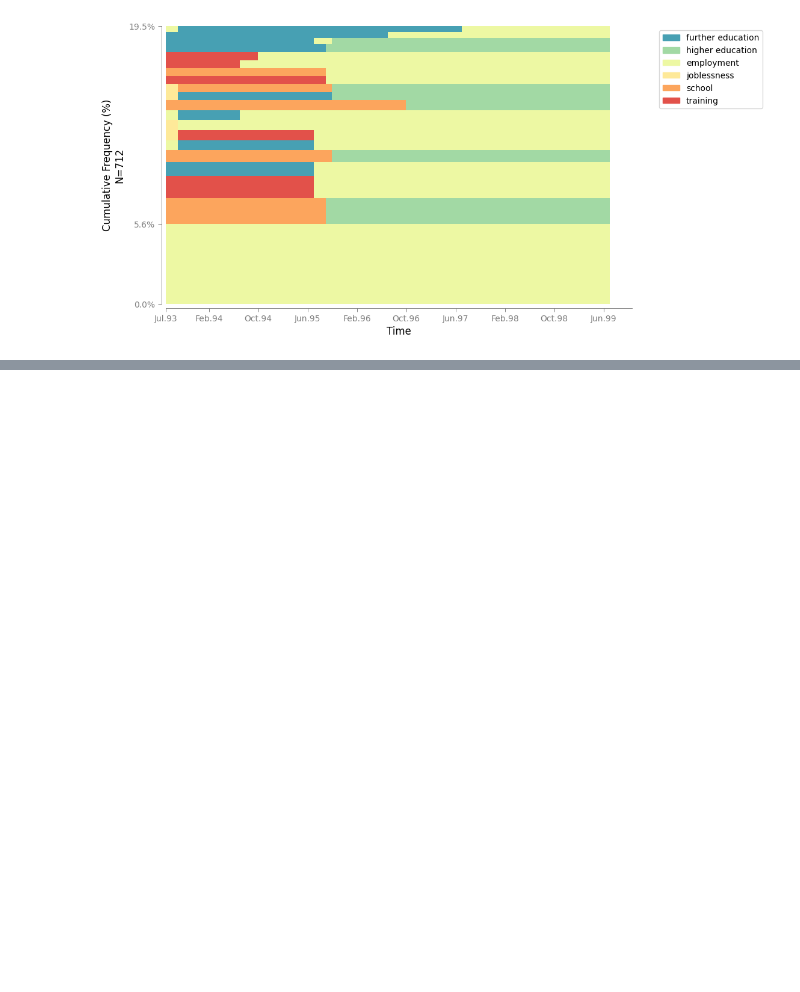
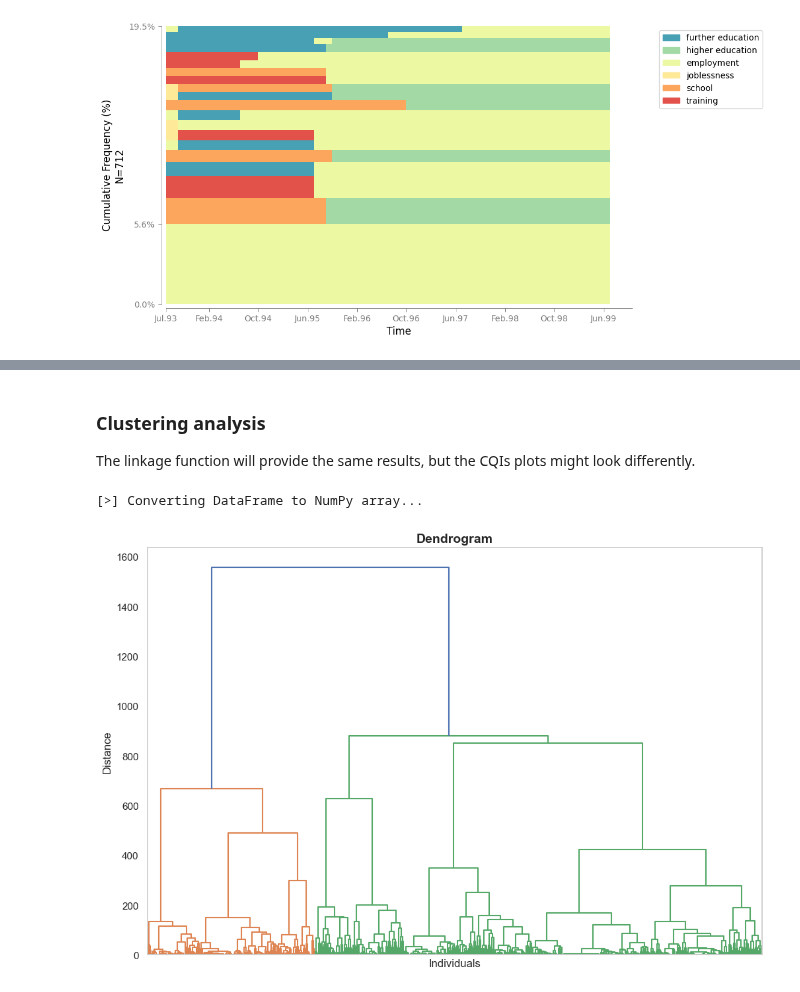
Before and after one commit to sdaza/Sequenzo, a Jupyter notebook: Tutorials/weighted_data/mvad.ipynb, the cells around one changed output, grey strips where cells are left out. Saved outputs shown, nothing was run; the diff lists cells and outputs as text; code cells hidden in the pictures; blank space fills up the shorter version.

```diff
--- a/Tutorials/weighted_data/mvad.ipynb
+++ b/Tutorials/weighted_data/mvad.ipynb
@@ -197,0 +631,10 @@ plot_most_frequent_sequences(unweighted_sequence_data, top_n=20)
+# %% [markdown]
+### Clustering analysis
+
+The linkage function will provide the same results, but the CQIs plots might look differently.
+# %%
+unweighted_cluster = Cluster(om_unweighted_auto, sequence_data.ids, clustering_method='ward')
+unweighted_cluster.plot_dendrogram(xlabel="Individuals", ylabel="Distance")
+# %% [output]
+[>] Converting DataFrame to NumPy array...
+[figure, added]
```
Also changed, not shown: parts of 15 cells of this notebook, 1 other file.
